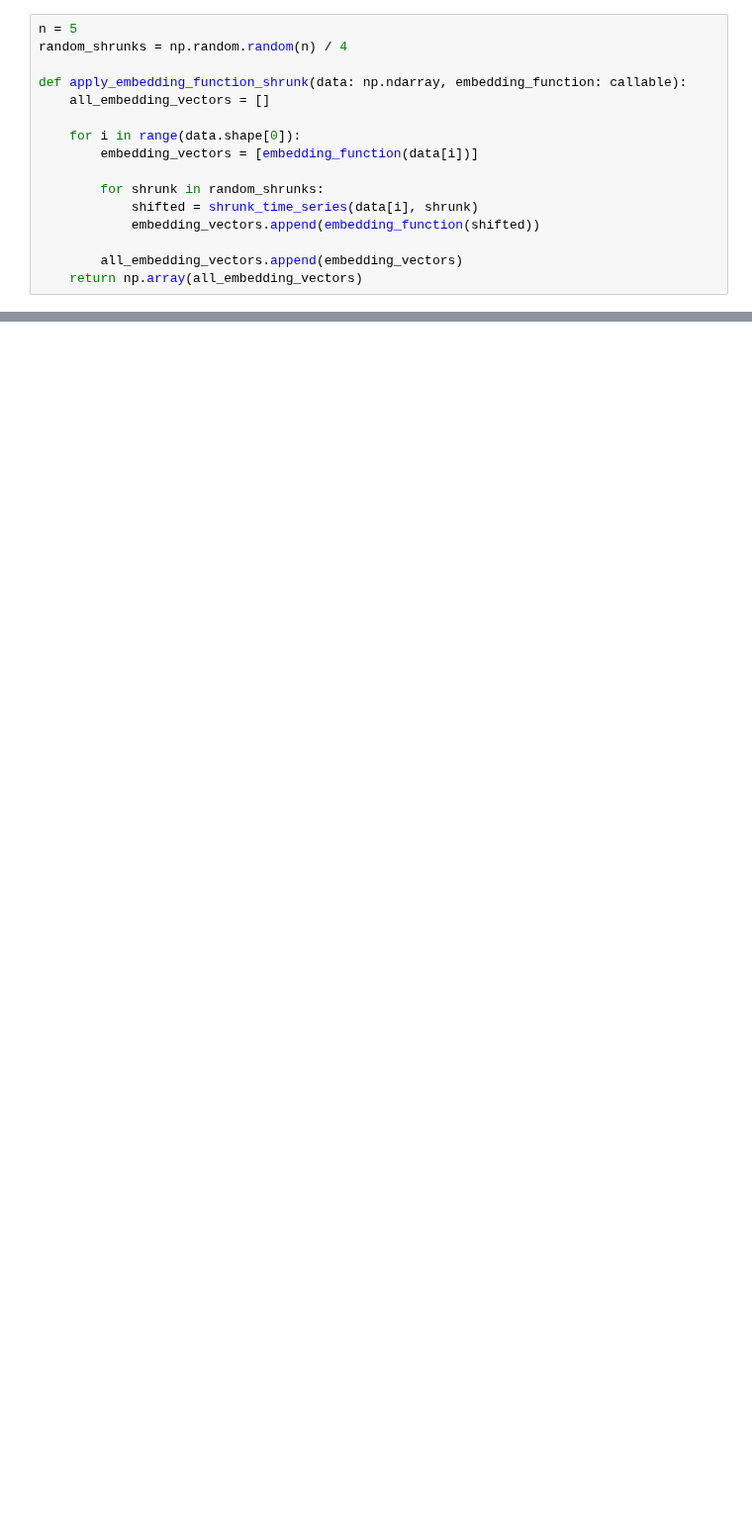
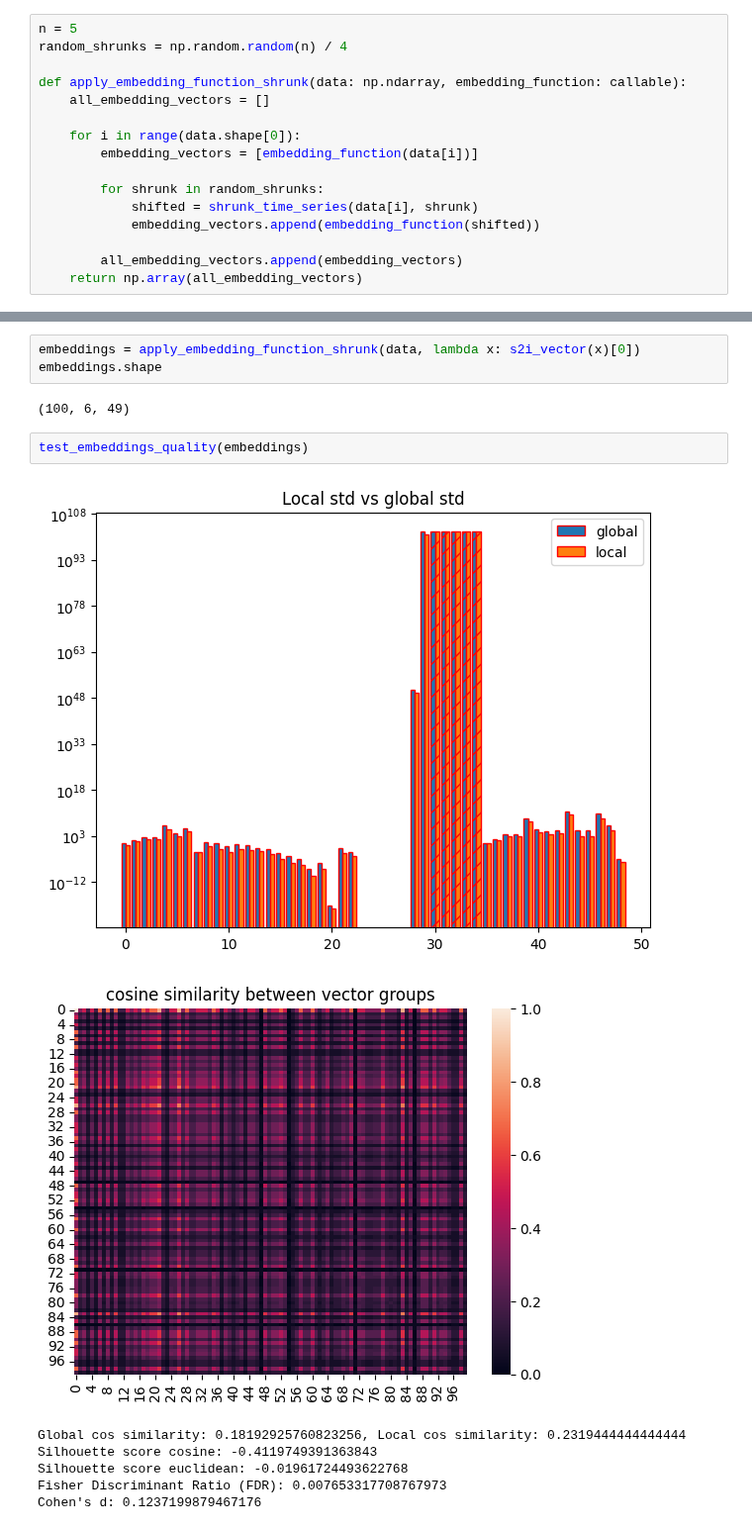
Before and after one commit to krzysztof-m-w/time-series-invariance, a Jupyter notebook: notebooks/evaluate_embeddings.ipynb, the cells around one changed output, grey strips where cells are left out. Shown at 99% size. Cells and saved outputs as stored; diff of their text form; blank space fills up the shorter version.

```diff
--- a/notebooks/evaluate_embeddings.ipynb
+++ b/notebooks/evaluate_embeddings.ipynb
@@ -71,0 +210,15 @@ print(np.mean(stds_local, axis=0))
+# %%
+embeddings = apply_embedding_function_shrunk(data, lambda x: s2i_vector(x)[0])
+embeddings.shape
+# %% [output]
+(100, 6, 49)
+# %%
+test_embeddings_quality(embeddings)
+# %% [output]
+[figure, added]
+[figure, added]
+Global cos similarity: 0.18192925760823256, Local cos similarity: 0.2319444444444444
+Silhouette score cosine: -0.4119749391363843
+Silhouette score euclidean: -0.01961724493622768
+Fisher Discriminant Ratio (FDR): 0.007653317708767973
+Cohen's d: 0.1237199879467176
```
Also changed, not shown: parts of 42 cells of this notebook, 2 other files.
